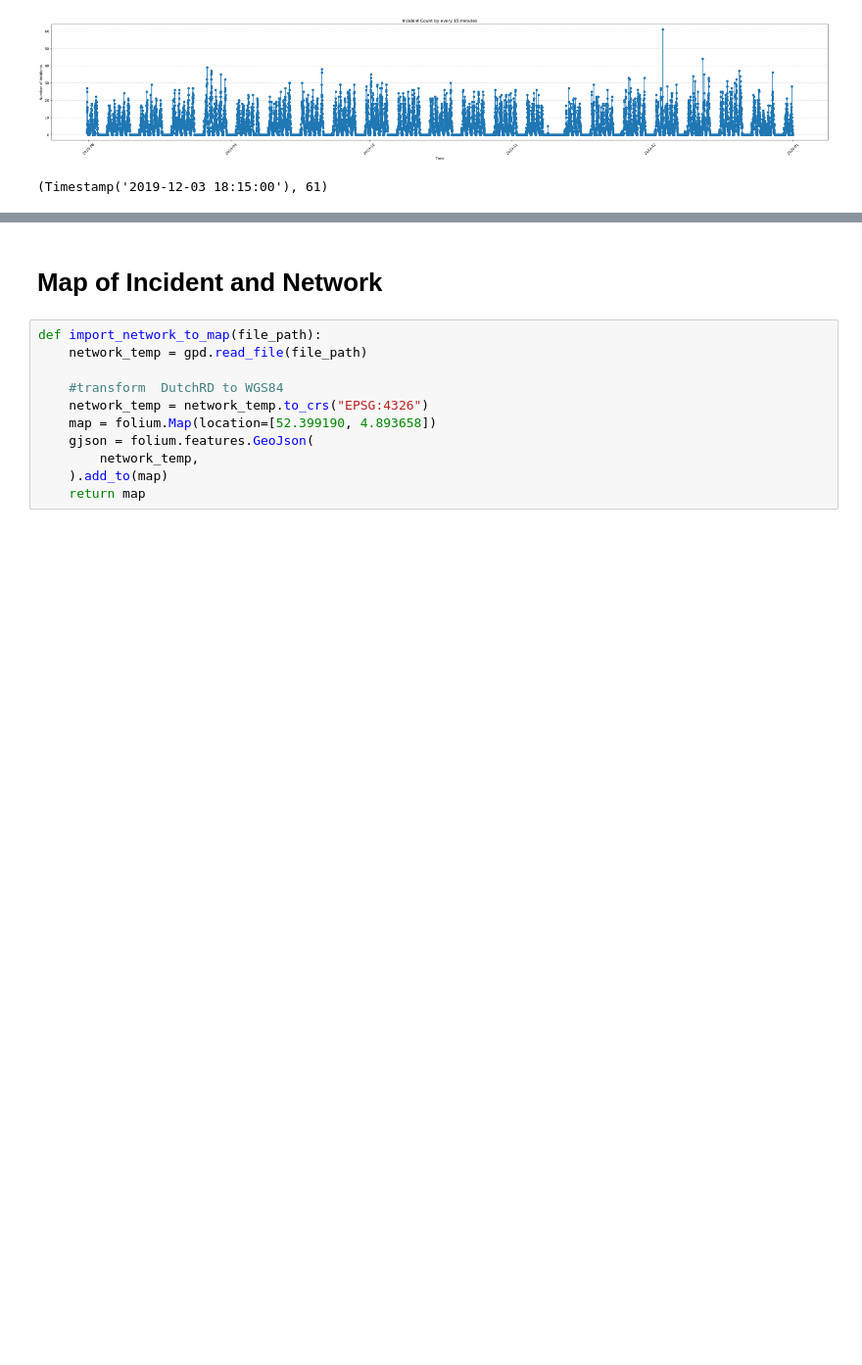
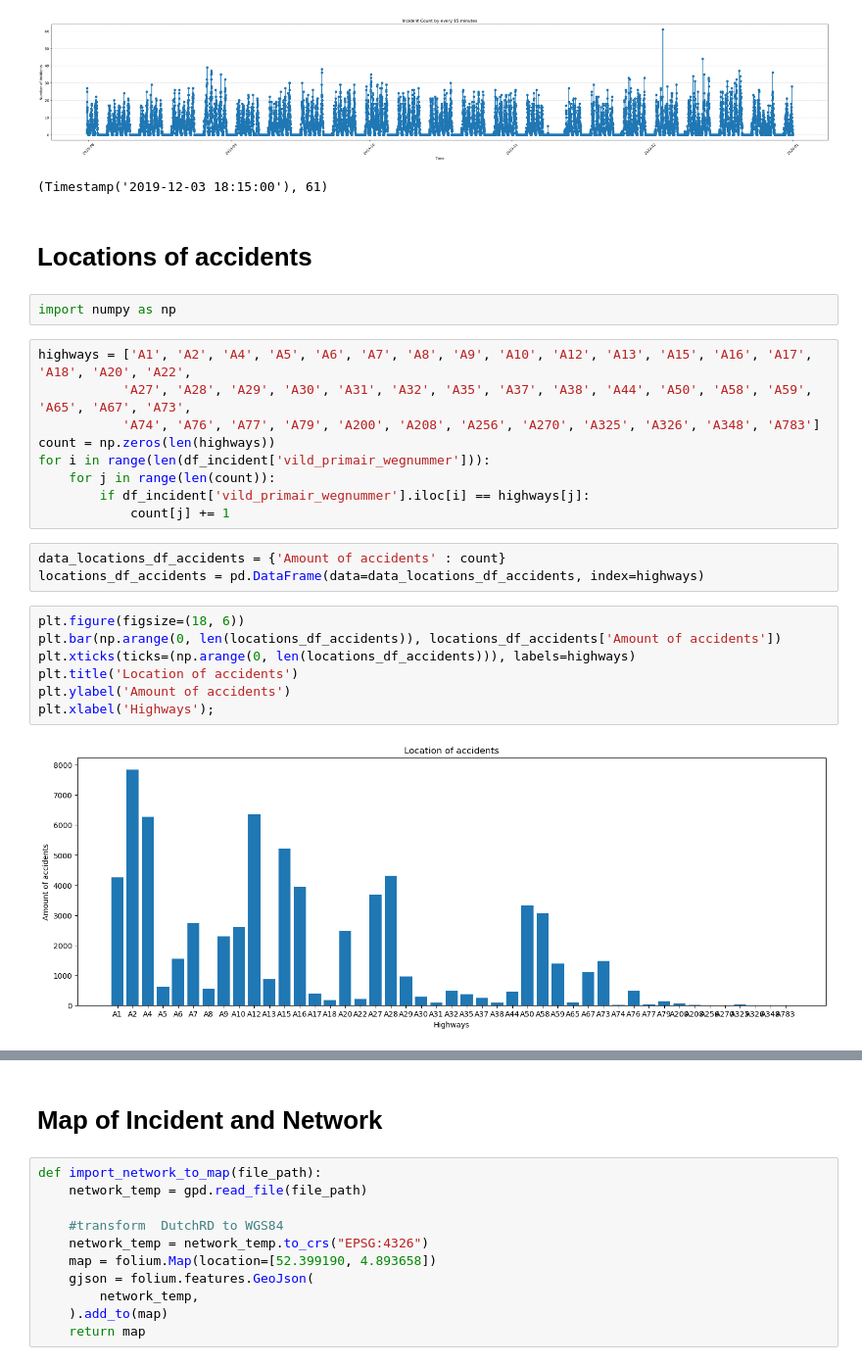
Before and after one commit to Max-Lange/CIEM6302_RWS-Project, a Jupyter notebook: Visualize_result.ipynb, the cells around one changed output, grey strips where cells are left out. Shown at 98% size. Saved outputs shown, nothing was run; the diff lists cells and outputs as text; blank space fills up the shorter version.

Commit message:
Adding locations of accidents

```diff
--- a/Visualize_result.ipynb
+++ b/Visualize_result.ipynb
@@ -232,3 +232,28 @@ simultaneous_accidents(df_incident)
 # %% [output]
 [figure]
 (Timestamp('2019-12-03 18:15:00'), 61)
+# %% [markdown]
+# Locations of accidents
+# %%
+import numpy as np
+# %%
+highways = ['A1', 'A2', 'A4', 'A5', 'A6', 'A7', 'A8', 'A9', 'A10', 'A12', 'A13', 'A15', 'A16', 'A17', 'A18', 'A20', 'A22',
+           'A27', 'A28', 'A29', 'A30', 'A31', 'A32', 'A35', 'A37', 'A38', 'A44', 'A50', 'A58', 'A59', 'A65', 'A67', 'A73',
+           'A74', 'A76', 'A77', 'A79', 'A200', 'A208', 'A256', 'A270', 'A325', 'A326', 'A348', 'A783']
+count = np.zeros(len(highways))
+for i in range(len(df_incident['vild_primair_wegnummer'])):
+    for j in range(len(count)):
+        if df_incident['vild_primair_wegnummer'].iloc[i] == highways[j]:
+            count[j] += 1
+# %%
+data_locations_df_accidents = {'Amount of accidents' : count}
+locations_df_accidents = pd.DataFrame(data=data_locations_df_accidents, index=highways)
+# %%
+plt.figure(figsize=(18, 6))
+plt.bar(np.arange(0, len(locations_df_accidents)), locations_df_accidents['Amount of accidents'])
+plt.xticks(ticks=(np.arange(0, len(locations_df_accidents))), labels=highways)
+plt.title('Location of accidents')
+plt.ylabel('Amount of accidents')
+plt.xlabel('Highways');
+# %% [output]
+[figure, added]
```
Also changed, not shown: parts of 2 cells of this notebook.
